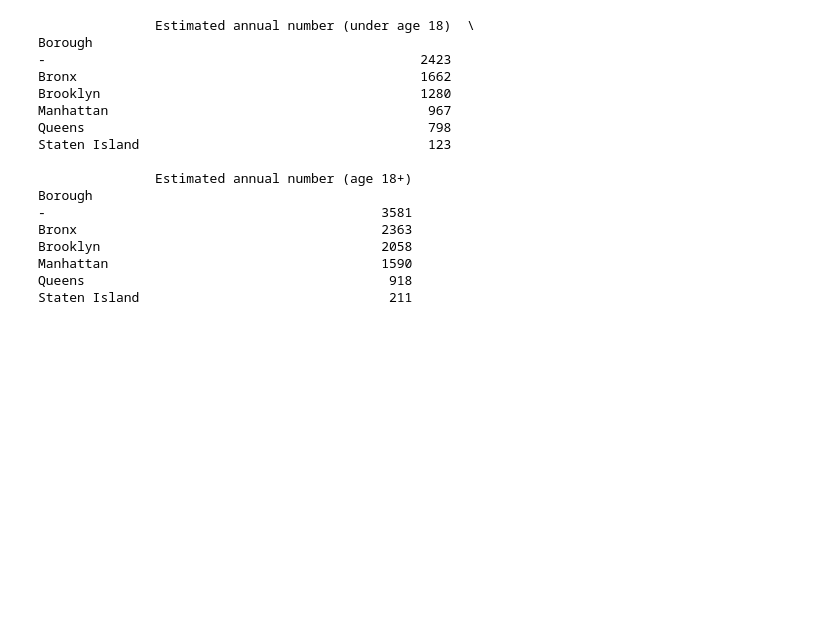
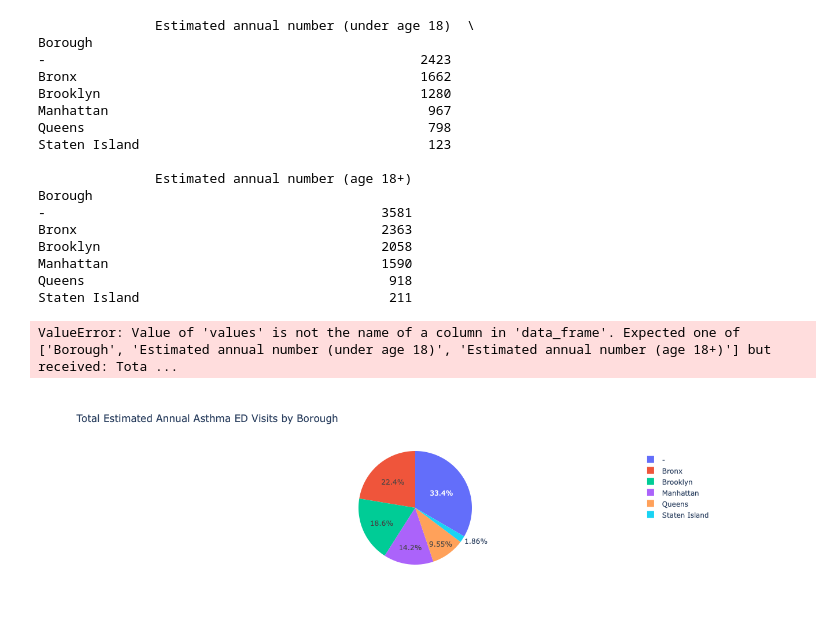
Before and after one commit to Ramanpreet8/AirPollution, a Jupyter notebook: Dataset2.ipynb, the cells around one changed output. Drawn from its saved outputs; the diff is of its cells as text; code cells hidden in the pictures; blank space fills up the shorter version.

Commit message:
made pie chart

```diff
--- a/Dataset2.ipynb
+++ b/Dataset2.ipynb
@@ -151,3 +151,31 @@ Brooklyn                                    2058
 Manhattan                                   1590
 Queens                                       918
 Staten Island                                211
+# %%
+import plotly.express as px
+fig = px.pie(
+borough_totals.reset_index(),
+values='Total',
+names='Borough',
+title='Total Estimated Annual Asthma ED Visits by Borough')
+fig.show()
+# %% [output]
+ValueError: Value of 'values' is not the name of a column in 'data_frame'. Expected one of ['Borough', 'Estimated annual number (under age 18)', 'Estimated annual number (age 18+)'] but received: Tota ...
+# %%
+import plotly.express as px
+
+# 1. Reset the index so 'Borough' becomes a normal column
+df_plot = borough_totals.reset_index()
+
+# 2. Add the two age columns together to use as the chart values
+fig = px.pie(
+    df_plot,
+    values=df_plot['Estimated annual number (under age 18)'] + df_plot['Estimated annual number (age 18+)'],
+    names='Borough',
+    title='Total Estimated Annual Asthma ED Visits by Borough'
+)
+
+# 3. Show the chart
+fig.show()
+# %% [output]
+[figure, added]
```
